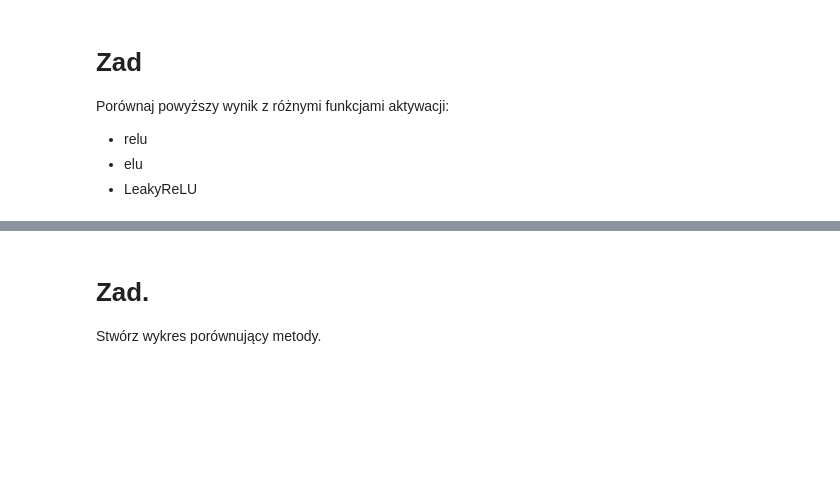
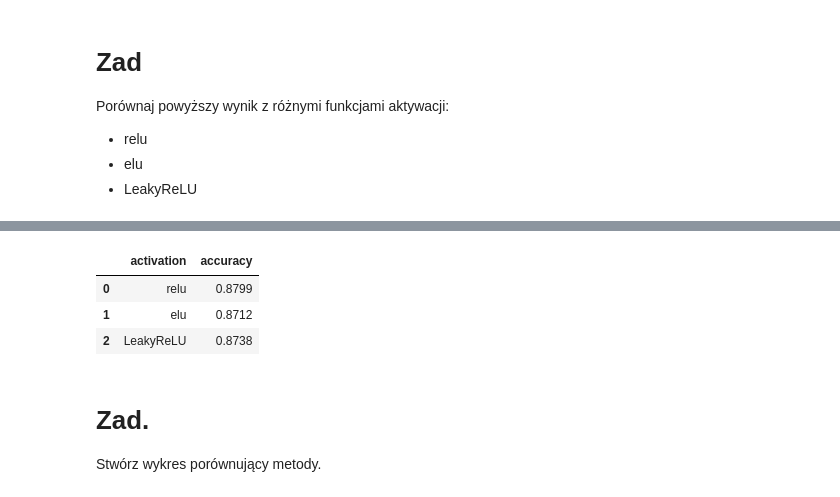
Before and after one commit to KrystianJachna/AI, a Jupyter notebook: cw10/AD_Z10_L_FashionMINT_activation_function.ipynb, the cells around one changed output, grey strips where cells are left out. Saved outputs shown, nothing was run; the diff lists cells and outputs as text; code cells hidden in the pictures; blank space fills up the shorter version.

```diff
--- a/cw10/AD_Z10_L_FashionMINT_activation_function.ipynb
+++ b/cw10/AD_Z10_L_FashionMINT_activation_function.ipynb
@@ -240,0 +288,11 @@ Porównaj powyższy wynik  z różnymi funkcjami aktywacji:
+# %%
+df = pd.DataFrame(columns=["activation", "accuracy"])
+
+for i, (model, history) in enumerate(models_history):
+    y_pred = model.predict(X_test)
+    y_pred_classes = np.argmax(y_pred, axis=1)
+    accuracy = accuracy_score(y_test, y_pred_classes)
+    df.loc[i] = [activation_functions[i], accuracy]
+
+df
+# %% [output]
@@ -241,3 +302,7 @@ Porównaj powyższy wynik  z różnymi funkcjami aktywacji:
+|  | activation | accuracy |
+| 0 | relu | 0.8799 |
+| 1 | elu | 0.8712 |
+| 2 | LeakyReLU | 0.8738 |
 # %% [markdown]
 # Zad.
 Stwórz wykres porównujący metody.
```
Also changed, not shown: parts of 16 cells of this notebook, 1 other file.
